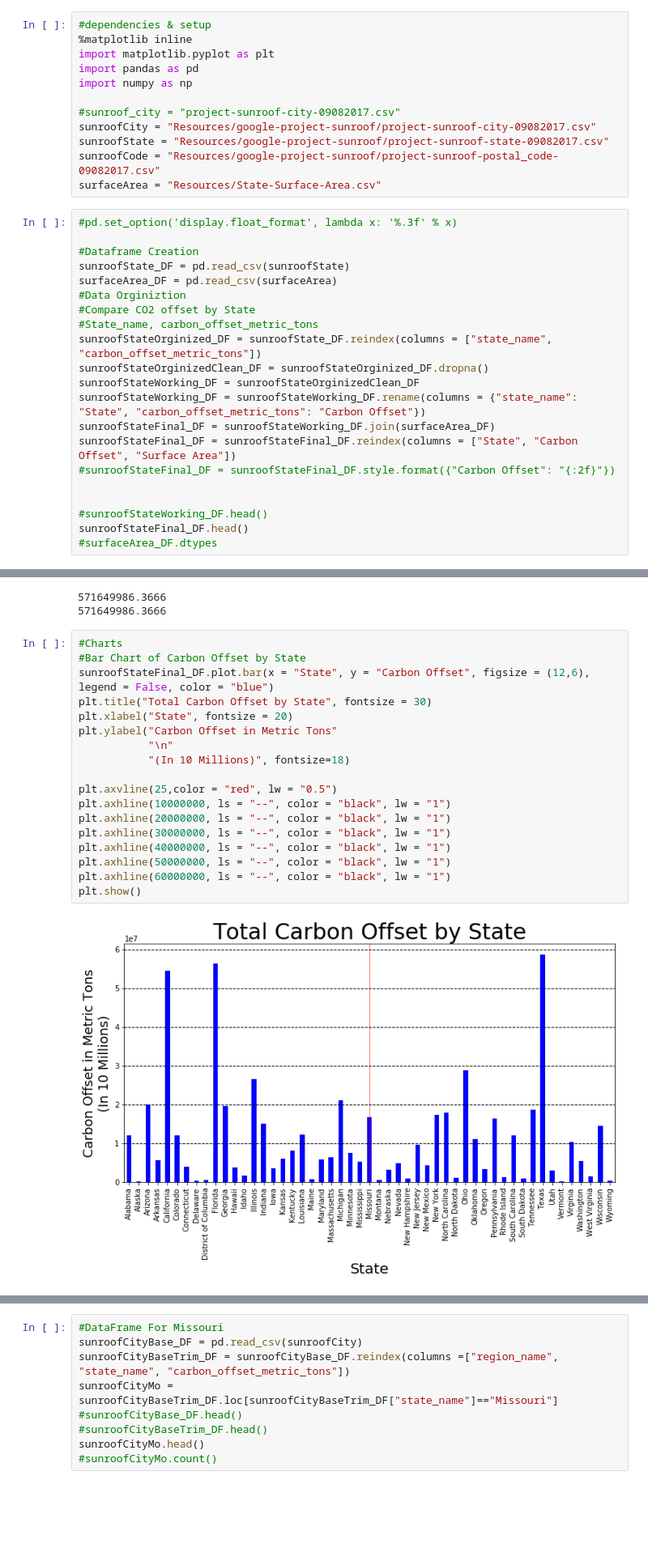
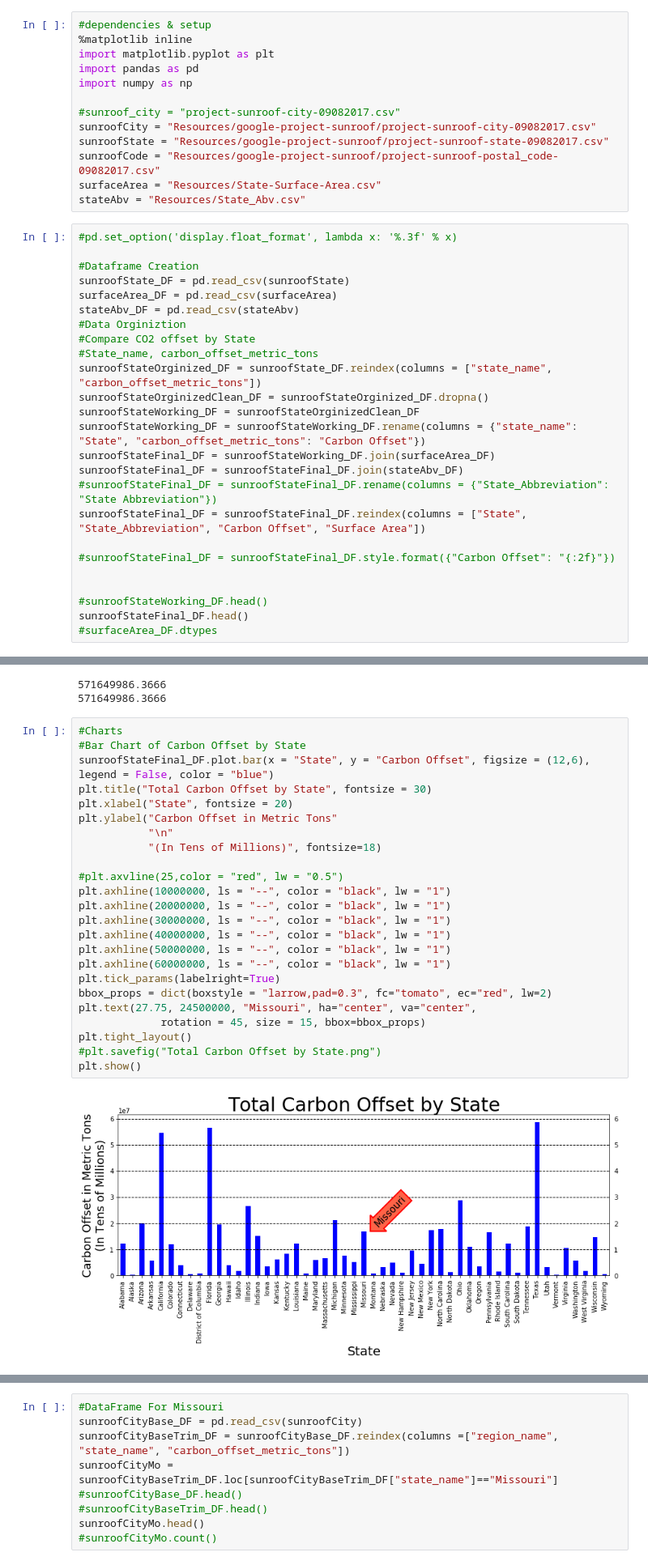
Before and after one commit to Agrattendick/Group-Project, a Jupyter notebook: Carbon Offsets for Solar Panels.ipynb, the cells around one changed output, grey strips where cells are left out. Shown at 81% size. Drawn from its saved outputs; the diff is of its cells as text; blank space fills up the shorter version.

Commit message:
Jupyter Notebook Updates
Charts for carbon offset by state and state land area added through jupyter notebook.

```diff
--- a/Carbon Offsets for Solar Panels.ipynb
+++ b/Carbon Offsets for Solar Panels.ipynb
@@ -10,12 +10,14 @@ sunroofCity = "Resources/google-project-sunroof/project-sunroof-city-09082017.cs
 sunroofState = "Resources/google-project-sunroof/project-sunroof-state-09082017.csv"
 sunroofCode = "Resources/google-project-sunroof/project-sunroof-postal_code-09082017.csv"
 surfaceArea = "Resources/State-Surface-Area.csv"
+stateAbv = "Resources/State_Abv.csv"
 # %%
 #pd.set_option('display.float_format', lambda x: '%.3f' % x)
 
 #Dataframe Creation
 sunroofState_DF = pd.read_csv(sunroofState)
 surfaceArea_DF = pd.read_csv(surfaceArea)
+stateAbv_DF = pd.read_csv(stateAbv)
 #Data Orginiztion
 #Compare CO2 offset by State
 #State_name, carbon_offset_metric_tons
@@ -24,7 +26,10 @@ sunroofStateOrginizedClean_DF = sunroofStateOrginized_DF.dropna()
 sunroofStateWorking_DF = sunroofStateOrginizedClean_DF
 sunroofStateWorking_DF = sunroofStateWorking_DF.rename(columns = {"state_name": "State", "carbon_offset_metric_tons": "Carbon Offset"})
 sunroofStateFinal_DF = sunroofStateWorking_DF.join(surfaceArea_DF)
-sunroofStateFinal_DF = sunroofStateFinal_DF.reindex(columns = ["State", "Carbon Offset", "Surface Area"])
+sunroofStateFinal_DF = sunroofStateFinal_DF.join(stateAbv_DF)
+#sunroofStateFinal_DF = sunroofStateFinal_DF.rename(columns = {"State_Abbreviation": "State Abbreviation"})
+sunroofStateFinal_DF = sunroofStateFinal_DF.reindex(columns = ["State", "State_Abbreviation", "Carbon Offset", "Surface Area"])
+
 #sunroofStateFinal_DF = sunroofStateFinal_DF.style.format({"Carbon Offset": "{:2f}"})
 
 
@@ -50,23 +55,29 @@ print(X)
 # %%
 #Charts
 #Bar Chart of Carbon Offset by State
 sunroofStateFinal_DF.plot.bar(x = "State", y = "Carbon Offset", figsize = (12,6), legend = False, color = "blue")
 plt.title("Total Carbon Offset by State", fontsize = 30)
 plt.xlabel("State", fontsize = 20)
 plt.ylabel("Carbon Offset in Metric Tons"
            "\n"
-           "(In 10 Millions)", fontsize=18)
+           "(In Tens of Millions)", fontsize=18)
 
-plt.axvline(25,color = "red", lw = "0.5")
+#plt.axvline(25,color = "red", lw = "0.5")
 plt.axhline(10000000, ls = "--", color = "black", lw = "1")
 plt.axhline(20000000, ls = "--", color = "black", lw = "1")
 plt.axhline(30000000, ls = "--", color = "black", lw = "1")
 plt.axhline(40000000, ls = "--", color = "black", lw = "1")
 plt.axhline(50000000, ls = "--", color = "black", lw = "1")
 plt.axhline(60000000, ls = "--", color = "black", lw = "1")
+plt.tick_params(labelright=True)
+bbox_props = dict(boxstyle = "larrow,pad=0.3", fc="tomato", ec="red", lw=2)
+plt.text(27.75, 24500000, "Missouri", ha="center", va="center",
+             rotation = 45, size = 15, bbox=bbox_props)
+plt.tight_layout()
+#plt.savefig("Total Carbon Offset by State.png")
 plt.show()
 # %% [output]
-[figure, old version]
+[figure, new version]
 # %%
 #Scatter plot
 #Carbon Offset by Surface Area
```
Also changed, not shown: parts of 3 cells of this notebook, 4 other files.
